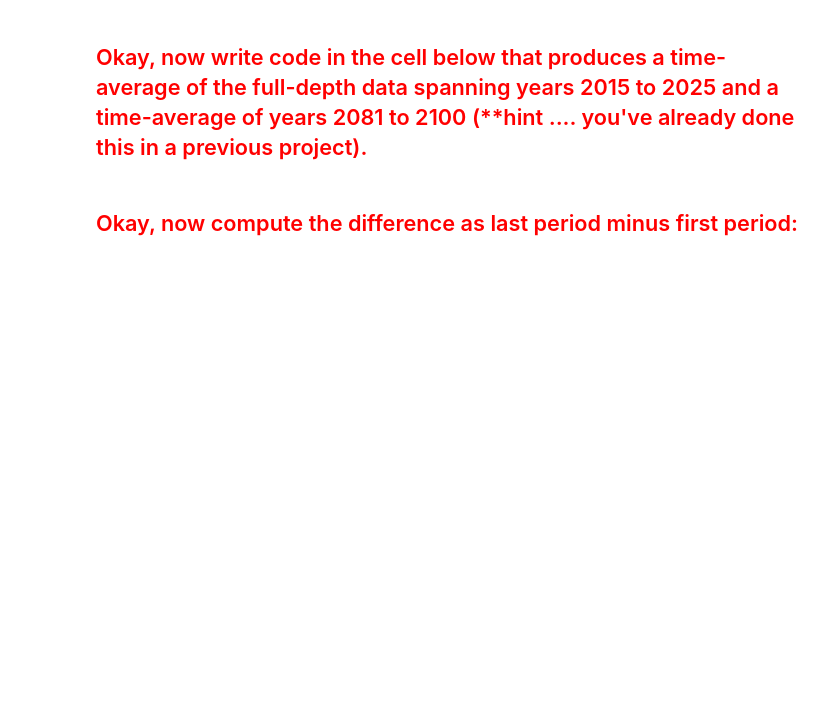
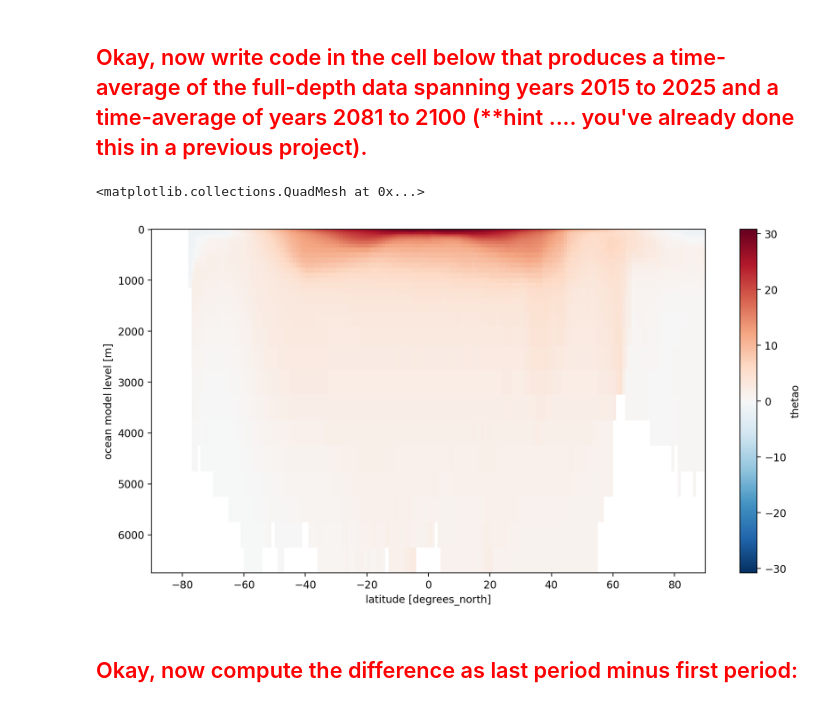
Before and after one commit to EES-3506-5506/unit7_woolslayer, a Jupyter notebook: notebooks/CMIP6_GoogleCloud.ipynb, the cells around one changed output. Saved outputs shown, nothing was run; the diff lists cells and outputs as text; code cells hidden in the pictures; blank space fills up the shorter version.

```diff
--- a/notebooks/CMIP6_GoogleCloud.ipynb
+++ b/notebooks/CMIP6_GoogleCloud.ipynb
@@ -146,4 +154,10 @@ esm4_temp_15_25 = gfdl_esm4_thetao.sel(time=slice('2015-01-16','2025-12-16')).me
 ## do the same thing below but for the last 20 years.
+# %%
+esm4_temp_81_100 = gfdl_esm4_thetao.sel(time=slice('2081-01-16','2100-12-16')).mean(dim='time').mean(dim='longitude')
+esm4_temp_81_100.plot(yincrease=False)
+# %% [output]
+<matplotlib.collections.QuadMesh at 0x...>
+[figure, added]
 # %% [markdown]
 ## <span style="color:red"> Okay, now compute the difference as last period minus first period:
 # %%
```
Also changed, not shown: parts of 16 cells of this notebook.
